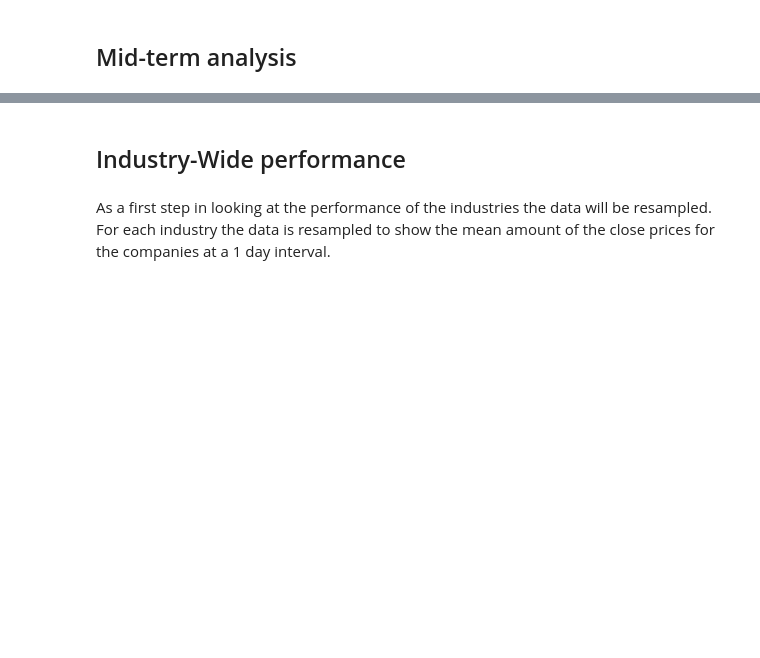
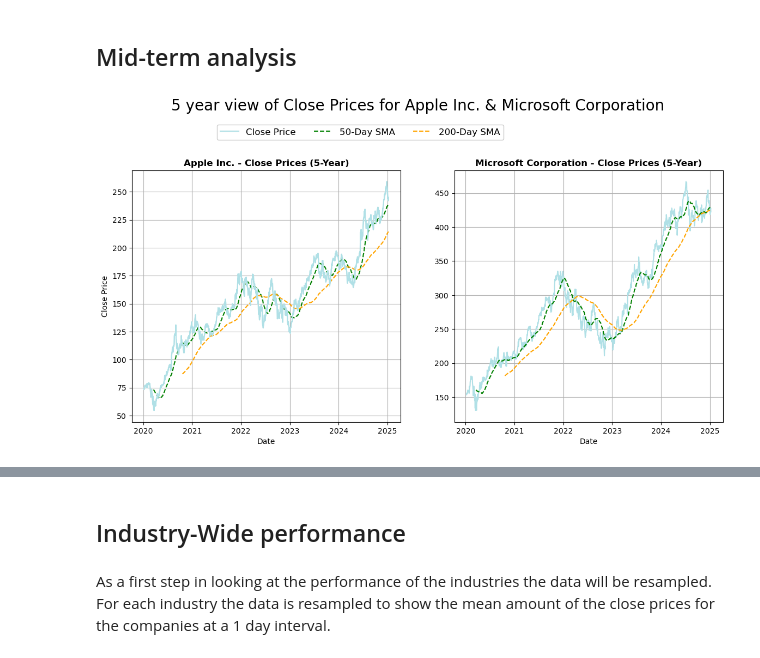
Before and after one commit to Ange-Dvs/PFDA-project, a Jupyter notebook: stocks.ipynb, the cells around one changed output, grey strips where cells are left out. Saved outputs shown, nothing was run; the diff lists cells and outputs as text; code cells hidden in the pictures; blank space fills up the shorter version.

```diff
--- a/stocks.ipynb
+++ b/stocks.ipynb
@@ -302,2 +302,6 @@ renewable_energy_company_plots = company_1_yr_plots(selected_companies=['NEE','F
 # %% [markdown]
 ## Mid-term analysis
+# %%
+tech_mid_term_volatility= company_mid_term_close_plots(selected_companies=['AAPL','MSFT'], fullnames=company_ticker_to_fullname, data=industry_dataframes)
+# %% [output]
+[figure, added]
```
Also changed, not shown: parts of 8 cells of this notebook, 6 other files.
